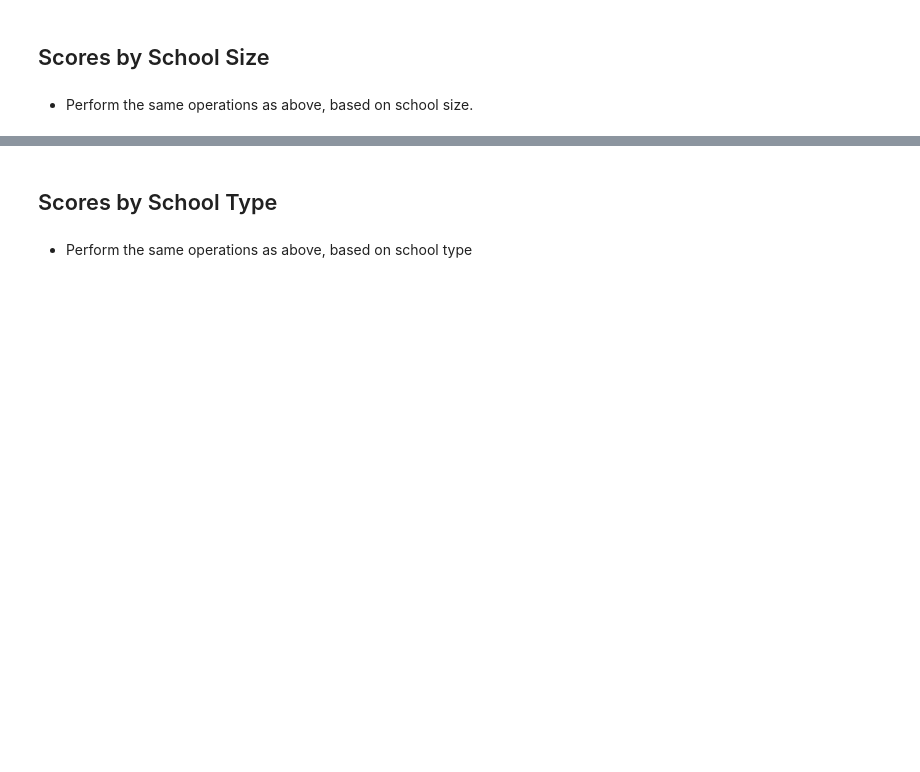
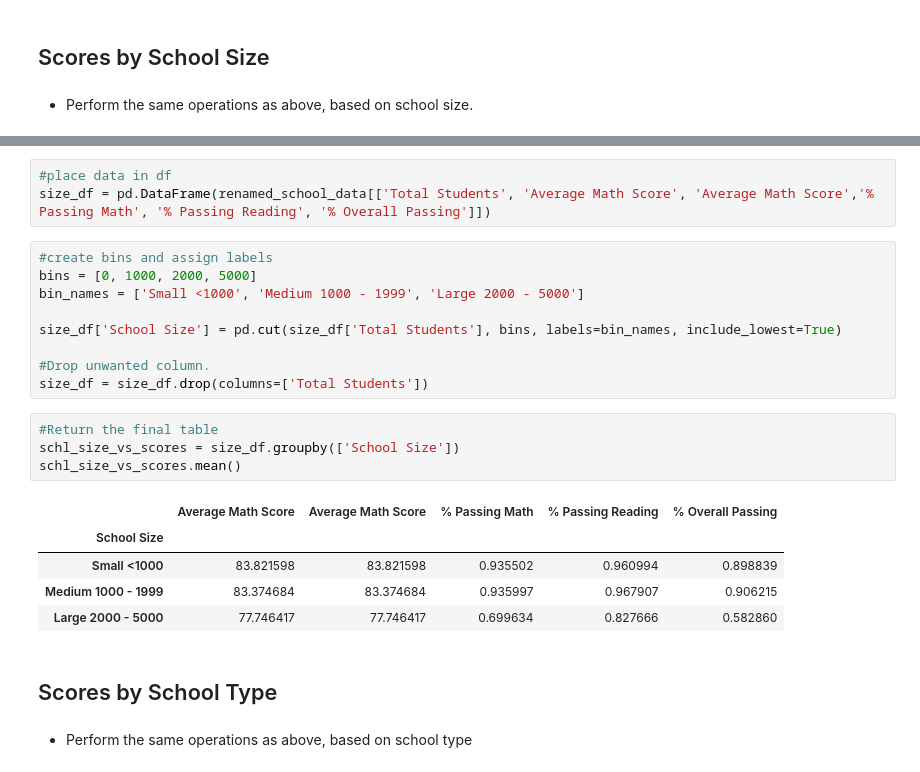
Before and after one commit to Enestvedt/district_test_analysis, a Jupyter notebook: PyCitySchools/PyCitySchools_starter.ipynb, the cells around one changed output, grey strips where cells are left out. Saved outputs shown, nothing was run; the diff lists cells and outputs as text; blank space fills up the shorter version.

```diff
--- a/PyCitySchools/PyCitySchools_starter.ipynb
+++ b/PyCitySchools/PyCitySchools_starter.ipynb
@@ -240,3 +272,25 @@ bottom_five_summary
+# %%
+#place data in df
+size_df = pd.DataFrame(renamed_school_data[['Total Students', 'Average Math Score', 'Average Math Score','% Passing Math', '% Passing Reading', '% Overall Passing']])
+# %%
+#create bins and assign labels
+bins = [0, 1000, 2000, 5000]
+bin_names = ['Small <1000', 'Medium 1000 - 1999', 'Large 2000 - 5000']
+
+size_df['School Size'] = pd.cut(size_df['Total Students'], bins, labels=bin_names, include_lowest=True)
+
+#Drop unwanted column.
+size_df = size_df.drop(columns=['Total Students'])
+# %%
+#Return the final table
+schl_size_vs_scores = size_df.groupby(['School Size'])
+schl_size_vs_scores.mean()
+# %% [output]
+|  | Average Math Score | Average Math Score | % Passing Math | % Passing Reading | % Overall Passing |
+| School Size |  |  |  |  |  |
+| Small <1000 | 83.821598 | 83.821598 | 0.935502 | 0.960994 | 0.898839 |
+| Medium 1000 - 1999 | 83.374684 | 83.374684 | 0.935997 | 0.967907 | 0.906215 |
+| Large 2000 - 5000 | 77.746417 | 77.746417 | 0.699634 | 0.827666 | 0.582860 |
 # %% [markdown]
 ## Scores by School Type
 # %% [markdown]
```
Also changed, not shown: parts of 13 cells of this notebook.
